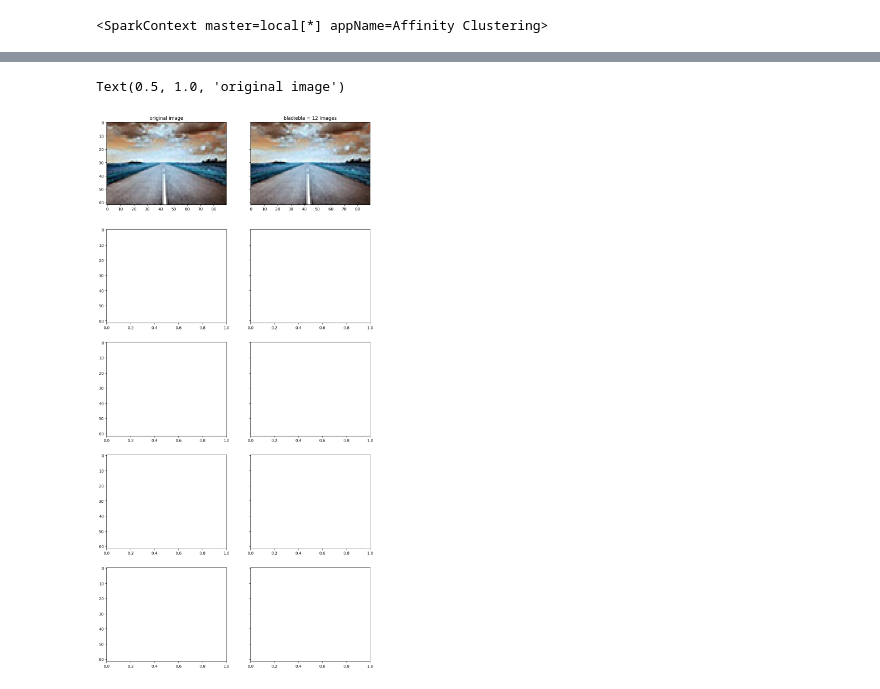
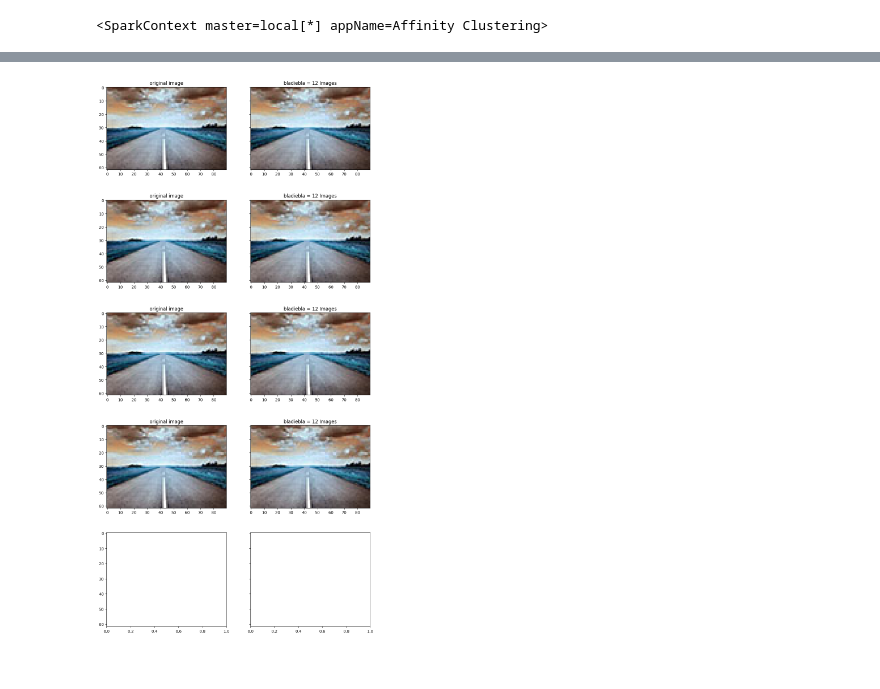
Before and after one commit to Br4ggs/2IMA35-Report-1, a Jupyter notebook: img segmentation.ipynb, the cells around one changed output, grey strips where cells are left out. Drawn from its saved outputs; the diff is of its cells as text; code cells hidden in the pictures.

```diff
--- a/img segmentation.ipynb
+++ b/img segmentation.ipynb
@@ -67,7 +60,6 @@ class UndirectedWeightedGraph:
         self.__vertices = vertices
 
     def vertices(self):
-        # copy?
         return self.__vertices
 
     def weight(self, v1, v2):
@@ -78,18 +70,8 @@ class UndirectedWeightedGraph:
         else:
             return math.inf
 
-    def neighbourhood(self, vertex):
-        print("HOWDY")
-        n = []
-
-        if vertex in self.__edge_weights.keys():
-            for v in self.__edge_weights[vertex].keys():
-                n.append((v, self.__edge_weights[vertex][v]))
-
-        for v in range(vertex):
-            if v in self.__edge_weights.keys() and vertex in self.__edge_weights[v].keys():
-                n.append((v, self.__edge_weights[v][vertex]))
-
-        return n
+    def induced_graph(self, vertices):
+        self.__vertices = vertices
+        # TODO: filter edges for cleanliness
 # %%
 # create an edge dictionary
@@ -293,5 +225,5 @@ def affinity_clustering(graph, steps=1):
 
     return result
 # %%
-result = affinity_clustering(graph) #this is running into heap issues
+result = affinity_clustering(graph, 4)
 # %% [output]
@@ -311,18 +250,18 @@ array([[113.,  92.,  70.],
 # %%
 fig, ax = plt.subplots(NUM_ROUNDS, 2, sharey=True)
+
 # result contains a mapping from a vertex to the leader it belongs to
-# result
-# result[0]
 
-res = np.uint8([Z[result[0][l]] for l in result[0]])
-res2 = res.reshape((img.shape))
+#TODO: visualize
+for i in range(len(result)):
+    r = result[i]
 
-res2
-ax[i, 1].imshow(res2)
-ax[i, 1].set_title('bladiebla = %s Images' %12)
-ax[i, 0].imshow(img)
-ax[i, 0].set_title('original image')
-#TODO: visualize
+    res = np.uint8([Z[l] for l in r])
+    res2 = res.reshape((img.shape))
+
+    ax[i, 1].imshow(res2)
+    ax[i, 1].set_title('bladiebla = %s Images' %12)
+    ax[i, 0].imshow(img)
+    ax[i, 0].set_title('original image')
 # %% [output]
-Text(0.5, 1.0, 'original image')
-[figure, old version]
+[figure, new version]
```
Also changed, not shown: parts of 11 cells of this notebook.
